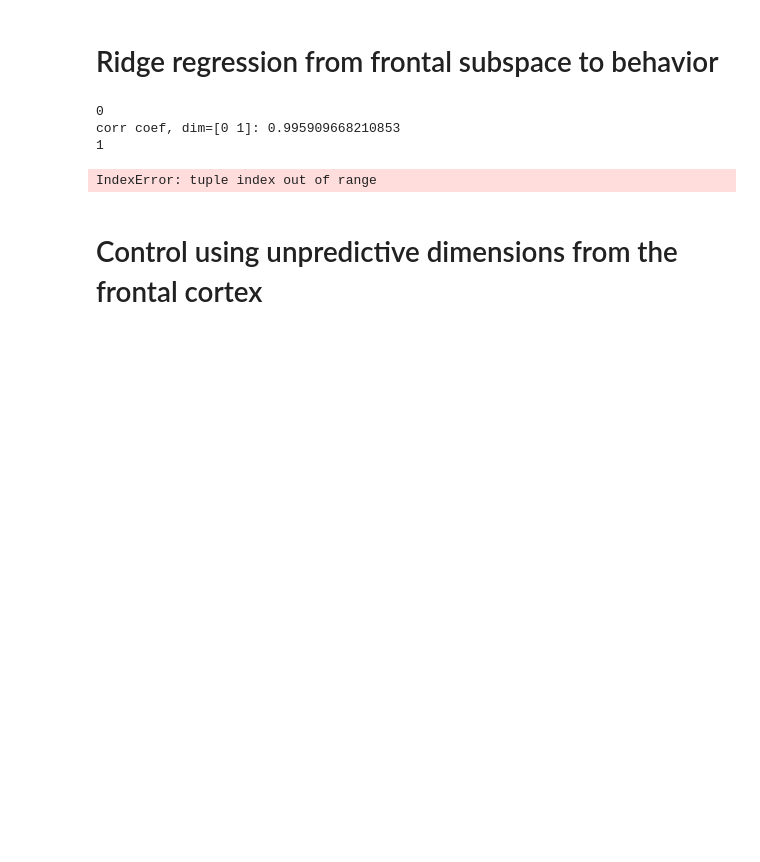
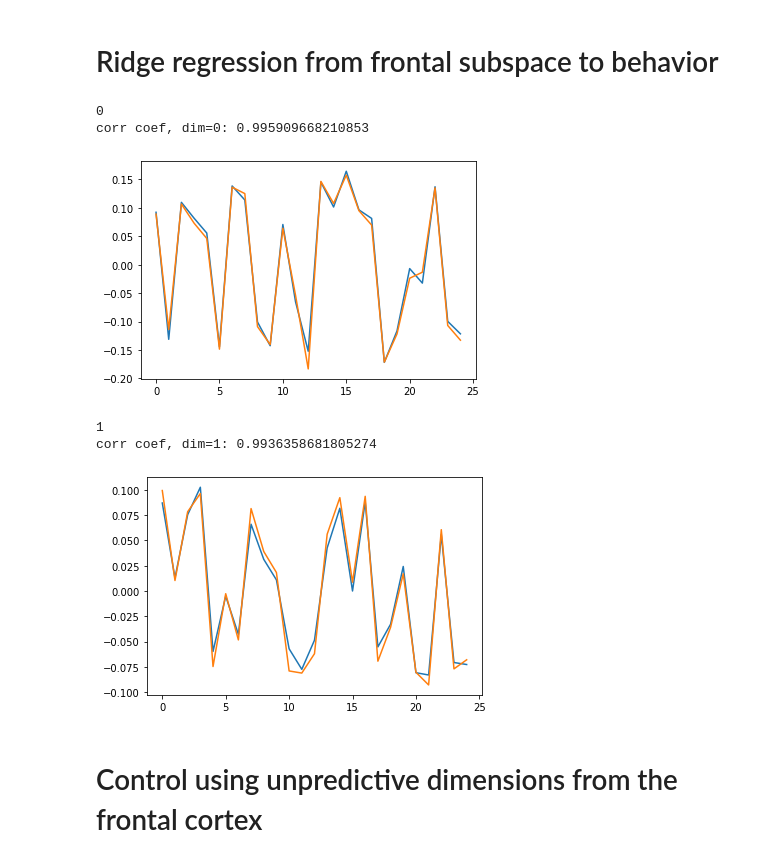
Before and after one commit to mariakesa/ConnectedLizards_NeuroMatch2020, a Jupyter notebook: NoteBookForMatthewClean.ipynb, the cells around one changed output. Saved outputs shown, nothing was run; the diff lists cells and outputs as text; code cells hidden in the pictures; blank space fills up the shorter version.

Commit message:
Add plots

```diff
--- a/NoteBookForMatthewClean.ipynb
+++ b/NoteBookForMatthewClean.ipynb
@@ -184,19 +184,24 @@ Dimensions that best explain variance on the test set: (array([0, 1]),)
 # %%
 def ridge_behavior(from_front_to_mid_reg,pcs_front,pcs_front_test,pcs_beh,pcs_beh_test,dimensions):
     ridge_beh=Ridge()
     ridge_beh.fit(pcs_beh,(from_front_to_mid_reg.coef_[dimensions[0],:]@(pcs_front.T)).T)
     pred_beh=ridge_beh.coef_@pcs_beh_test.T
     actual=(from_front_to_mid_reg.coef_@(pca_frontal.transform(front_test).T))[dimensions[0],:]
     for j in range(0,dimensions[0].shape[0]):
         print(j)
-        print('corr coef, dim=' + str(dimensions[j])+':', np.corrcoef(pred_beh[j,:],actual[j,:])[0,1])
+        print('corr coef, dim=' + str(dimensions[0][j])+':', np.corrcoef(pred_beh[j,:],actual[j,:])[0,1])
+        plt.plot(pred_beh[j,:],label='prediction')
+        plt.plot(actual[j,:],label='original')
+        plt.show()
 
 ridge_behavior(from_front_to_mid_reg,pcs_front,pcs_front_test,pcs_beh,pcs_beh_test,predictive_dimensions)
 # %% [output]
 0
-corr coef, dim=[0 1]: 0.995909668210853
-1
+corr coef, dim=0: 0.995909668210853
+[figure, added]
-IndexError: tuple index out of range
+1
+corr coef, dim=1: 0.9936358681805274
+[figure, added]
 # %% [markdown]
 # Control using unpredictive dimensions from the frontal cortex
 # %%
```
Also changed, not shown: parts of 1 cell of this notebook.
